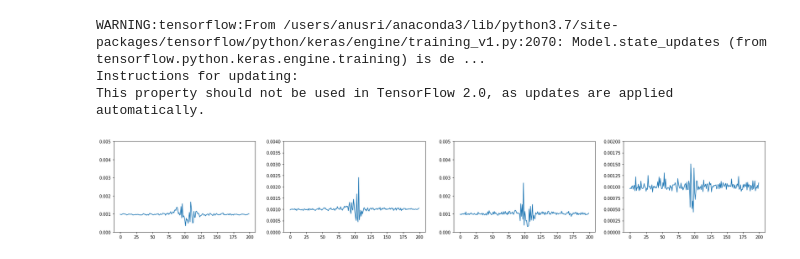
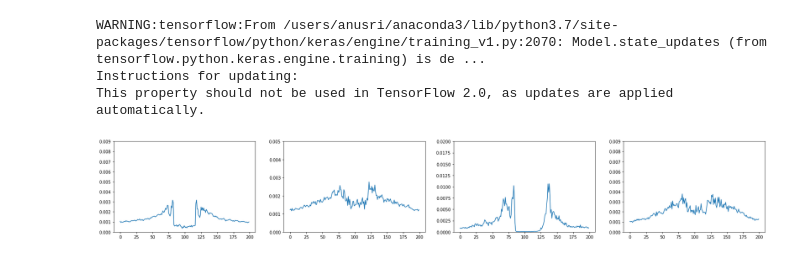
Before and after one commit to kundajelab/chrombpnet, a Jupyter notebook: check_footprints/main_footprints_check.ipynb, the cells around one changed output. Cells and saved outputs as stored; diff of their text form; code cells hidden in the pictures.

```diff
--- a/check_footprints/main_footprints_check.ipynb
+++ b/check_footprints/main_footprints_check.ipynb
@@ -8,15 +8,15 @@ from load_model import *
 import os
 import pyfaidx
 import one_hot
-os.environ["CUDA_VISIBLE_DEVICES"]="5"
+os.environ["CUDA_VISIBLE_DEVICES"]="3"
 
 
 reference_genome_path="/mnt/data/GRCh38_no_alt_analysis_set_GCA_000001405.15.fasta"
 reader = pyfaidx.Fasta(reference_genome_path)
 
 #ATAC
-#gc_matched_negs = "/srv/scratch/anusri/chrombpnet_paper/GM12878/negatives_data/bpnet.inputs.all.negatives.bed"
-gc_matched_negs = "/srv/scratch/anusri/chrombpnet_paper/GM12878/DNASE_negatives_data/bpnet.inputs.all.negatives.bed"
+gc_matched_negs = "/srv/scratch/anusri/chrombpnet_paper/H1/negatives_data/bpnet.inputs.all.negatives.bed"
+#gc_matched_negs = "/srv/scratch/anusri/chrombpnet_paper/GM12878/DNASE_negatives_data/bpnet.inputs.all.negatives.bed"
 neg_bed=pd.read_csv(gc_matched_negs,delimiter="\t", names=["chr", "start", "end", "name", "score", "strand", "pval", "qval", "qval2", "summit"])
 neg_bed.head()
 
@@ -35,9 +35,17 @@ neg_bed.head()
 #path="/srv/scratch/anusri/chrombpnet_paper/GM12878/4_5_shifted_ATAC_07.28.2021/bias_fit_on_signal_step2/"
 #path="/srv/scratch/anusri/chrombpnet_paper/GM12878/4_4_model/final_model_step3_new/unplug/"
 #path="/srv/scratch/anusri/chrombpnet_paper/GM12878/DNASE_08.11.2021/final_model_step3_new/"
-path="/srv/scratch/anusri/chrombpnet_paper/GM12878/DNASE_08.11.2021/bias_fit_on_signal_step2/"
+#path="/srv/scratch/anusri/chrombpnet_paper/GM12878/DNASE_08.11.2021/bias_fit_on_signal_step2/"
 #path="/srv/scratch/anusri/chrombpnet_paper/GM12878/DNASE_08.11.2021/final_model_step3_new/unplug/"
 #path="/srv/scratch/anusri/chrombpnet_paper/GM12878/hintatac_DNASE_08.12.2021/model/"
+#path="/srv/scratch/anusri/chrombpnet_paper/GM12878/ATAC_07.22.2021/with_HEPG2_bias_final_model/unplug/"
+#path="/srv/scratch/anusri/chrombpnet_paper/GM12878/ATAC_07.22.2021/final_model_step3_new_skip_step2/unplug/"
+#path="/srv/scratch/anusri/chrombpnet_paper/GM12878/ATAC_07.22.2021/with_H1_bias_final_model/unplug/"
+#path="/srv/scratch/anusri/chrombpnet_paper/H1/ATAC_07.22.2021/with_gm12878_bias_final_model/unplug/"
+path="/srv/scratch/anusri/chrombpnet_paper/GM12878/ATAC_07.22.2021/final_model_step3_new/unplug/"
+#path= "/oak/stanford/groups/akundaje/anusri/bias_data/gm12878_invivo_bias_model/"
+#path="/srv/scratch/anusri/chrombpnet_paper/GM12878/4_4_shifted_ATAC_08.19.2021_bias_filters_250/final_model_step3_new/unplug/"
+#path="/srv/scratch/anusri/chrombpnet_paper/GM12878/4_4_shifted_ATAC_08.19.2021_bias_filters_100/final_model_step3_new/unplug/"
 
 try:
     model=load_model_wrapper(model_hdf5=path+"model.0.hdf5")
@@ -120,10 +145,13 @@ import matplotlib.pyplot as plt
 #motifs_to_test = ["TTTACAAGTCCA", "TGTACTTACGAA"]
 #DNASE
 
-#motifs_to_test = ["GCGCATGCGC", "CGATATGACTCATCCC", "TTGGCCACTAGGGGGCGCTAT", "CCGAAAGCGGAAGTGAGAC"]
+motifs_to_test = ["GCGCATGCGC", "CGATATGACTCATCCC", "TTGGCCACTAGGGGGCGCTAT", "CCGAAAGCGGAAGTGAGAC"]
 #NRF1, AP1, CTCF, ETS
 
-motifs_to_test = ["AAGGGGGCGGGGCCTAA", "CCCTAACCACAGCCC", "GCAAGGGAAATTCCCCAGG", "GATGG"]
+#motifs_to_test = ["ATAGCGCCCCCTAGTGGCCAA", "TTGGCCACTAGGGGGCGCTAT"]
+#motifs_to_test = ["CCATTGTTATGCAAAT"]
+
+#motifs_to_test = ["AAGGGGGCGGGGCCTAA", "CCCTAACCACAGCCC", "GCAAGGGAAATTCCCCAGG", "GATGG"]
 #SPI1, RUNX, NFKB, GATA1
 
 #GM12878
@@ -138,23 +166,31 @@ This property should not be used in TensorFlow 2.0, as updates are applied autom
 # %%
 def plot_tracks(pred_unplug_bias, ax=None, ylim=0.01, start=500-100+5, end=500+100+5 ):
     width = end - start
     ax.plot(range(width), pred_unplug_bias[:, start:end].mean(0))
     ax.set_ylim(0,ylim)
 
     #plt.legend()
 
 plt.rcParams["figure.figsize"] = (28,4)
 fig, axs = plt.subplots(1, 4)
 i=0
-ylims=[0.005,0.004,0.005,0.002]
+#ylims=[0.005,0.025,0.025,0.025, 0.025]
+ylims=[0.009,0.002,0.01,0.01]
 #ylims=[0.02,0.0175]
+ylims=[0.002,0.002,0.002,0.002, 0.002]
+#ylims=[0.025, 0.025]
+#ylims=[0.009,0.005,0.02,0.009]
+#ylims=[0.009,0.002,0.01,0.01]
+ylims=[0.009,0.005,0.02,0.009]
+#ylims=[0.02,0.02]
+
 for pred_unplug_bias in predictions_motifs:
     plot_tracks(np.array(pred_unplug_bias).reshape(num,1000), axs[i], ylims[i])
     i+=1
 
 plt.show()
 # %% [output]
-[figure, old version]
+[figure, new version]
 # %%
 #import pickle as pkl
 
```
Also changed, not shown: parts of 1 cell of this notebook, 1 other file.
